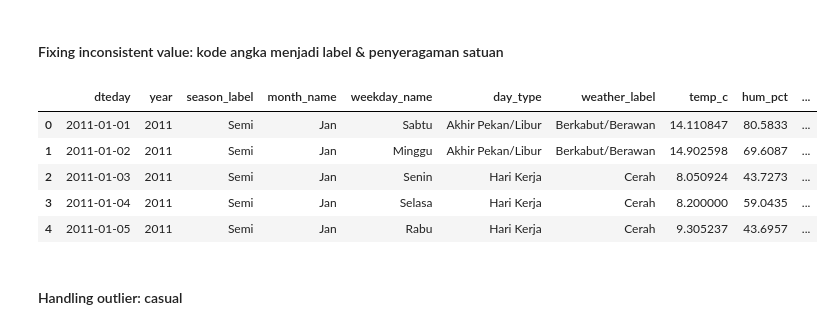
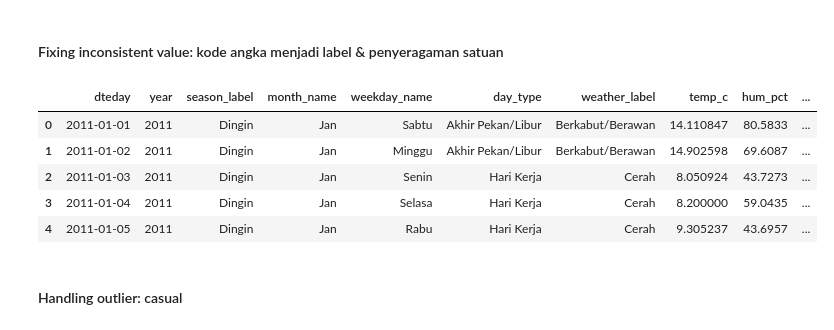
Before and after one commit to anandaavenzia26-boop/bike-sharing-dashboard, a Jupyter notebook: notebook.ipynb, the cells around one changed output. Cells and saved outputs as stored; diff of their text form; code cells hidden in the pictures.

```diff
--- a/notebook.ipynb
+++ b/notebook.ipynb
@@ -250,40 +273,41 @@ Nilai hum 10 Maret 2011 setelah interpolasi (day_df):
 # %% [markdown]
 #### Fixing inconsistent value: kode angka menjadi label & penyeragaman satuan
 # %%
-season_map = {1: 'Semi', 2: 'Panas', 3: 'Gugur', 4: 'Dingin'}
+# Label musim disesuaikan dengan rentang tanggal (bukan dokumentasi): 1 = Des-Mar (dingin), 2 = Mar-Jun (semi), 3 = Jun-Sep (panas), 4 = Sep-Des (gugur)
+season_map = {1: 'Dingin', 2: 'Semi', 3: 'Panas', 4: 'Gugur'}
 weather_map = {1: 'Cerah', 2: 'Berkabut/Berawan', 3: 'Hujan/Salju Ringan', 4: 'Hujan/Salju Lebat'}
 weekday_map = {0: 'Minggu', 1: 'Senin', 2: 'Selasa', 3: 'Rabu', 4: 'Kamis', 5: 'Jumat', 6: 'Sabtu'}
 month_names = ['Jan', 'Feb', 'Mar', 'Apr', 'Mei', 'Jun', 'Jul', 'Agu', 'Sep', 'Okt', 'Nov', 'Des']
 weekday_order = ['Senin', 'Selasa', 'Rabu', 'Kamis', 'Jumat', 'Sabtu', 'Minggu']
 
 for df in (day_df, hour_df):
     df['season_label'] = pd.Categorical(df['season'].map(season_map), categories=list(season_map.values()), ordered=True)
     df['weather_label'] = pd.Categorical(df['weathersit'].map(weather_map), categories=list(weather_map.values()), ordered=True)
     df['weekday_name'] = pd.Categorical(df['weekday'].map(weekday_map), categories=weekday_order, ordered=True)
     df['year'] = df['yr'].map({0: 2011, 1: 2012})
     df['month_name'] = pd.Categorical(df['mnth'].map(lambda m: month_names[m - 1]), categories=month_names, ordered=True)
     df['day_type'] = pd.Categorical(np.where(df['workingday'] == 1, 'Hari Kerja', 'Akhir Pekan/Libur'),
                                     categories=['Hari Kerja', 'Akhir Pekan/Libur'], ordered=True)
 
     # Kembalikan ke satuan asli (sesuai dokumentasi dataset)
     df['temp_c'] = df['temp'] * 41
     df['atemp_c'] = df['atemp'] * 50
     df['hum_pct'] = df['hum'] * 100
     df['windspeed_kmh'] = df['windspeed'] * 67
 
 kolom_lama = ['yr', 'temp', 'atemp', 'hum', 'windspeed']
 day_df = day_df.drop(columns=kolom_lama).rename(columns={'mnth': 'month'})
 hour_df = hour_df.drop(columns=kolom_lama).rename(columns={'mnth': 'month'})
 
 day_df[['dteday', 'year', 'season_label', 'month_name', 'weekday_name', 'day_type', 'weather_label',
         'temp_c', 'hum_pct', 'windspeed_kmh', 'casual', 'registered', 'cnt']].head()
 # %% [output]
 |  | dteday | year | season_label | month_name | weekday_name | day_type | weather_label | temp_c | hum_pct | ... |
-| 0 | 2011-01-01 | 2011 | Semi | Jan | Sabtu | Akhir Pekan/Libur | Berkabut/Berawan | 14.110847 | 80.5833 | ... |
-| 1 | 2011-01-02 | 2011 | Semi | Jan | Minggu | Akhir Pekan/Libur | Berkabut/Berawan | 14.902598 | 69.6087 | ... |
-| 2 | 2011-01-03 | 2011 | Semi | Jan | Senin | Hari Kerja | Cerah | 8.050924 | 43.7273 | ... |
-| 3 | 2011-01-04 | 2011 | Semi | Jan | Selasa | Hari Kerja | Cerah | 8.200000 | 59.0435 | ... |
-| 4 | 2011-01-05 | 2011 | Semi | Jan | Rabu | Hari Kerja | Cerah | 9.305237 | 43.6957 | ... |
+| 0 | 2011-01-01 | 2011 | Dingin | Jan | Sabtu | Akhir Pekan/Libur | Berkabut/Berawan | 14.110847 | 80.5833 | ... |
+| 1 | 2011-01-02 | 2011 | Dingin | Jan | Minggu | Akhir Pekan/Libur | Berkabut/Berawan | 14.902598 | 69.6087 | ... |
+| 2 | 2011-01-03 | 2011 | Dingin | Jan | Senin | Hari Kerja | Cerah | 8.050924 | 43.7273 | ... |
+| 3 | 2011-01-04 | 2011 | Dingin | Jan | Selasa | Hari Kerja | Cerah | 8.200000 | 59.0435 | ... |
+| 4 | 2011-01-05 | 2011 | Dingin | Jan | Rabu | Hari Kerja | Cerah | 9.305237 | 43.6957 | ... |
 # %% [markdown]
 #### Handling outlier: casual
 # %%
```
Also changed, not shown: parts of 13 cells of this notebook.
